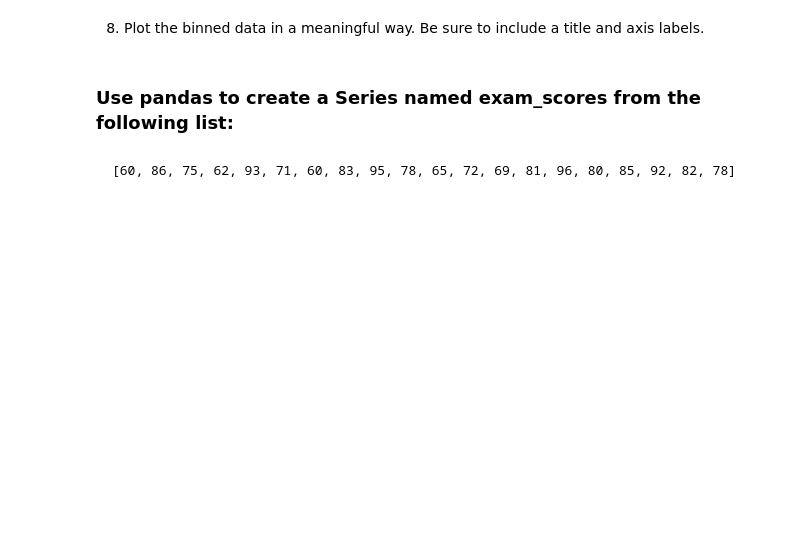
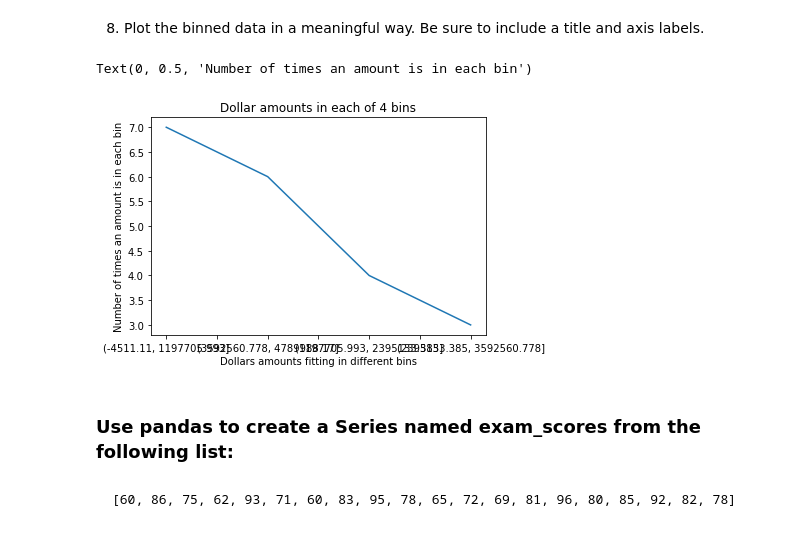
Before and after one commit to David-Howell/numpy-pandas-visualization-exercises, a Jupyter notebook: pandas_series_exercises_part_3.ipynb, the cells around one changed output. Cells and saved outputs as stored; diff of their text form; code cells hidden in the pictures; blank space fills up the shorter version.

```diff
--- a/pandas_series_exercises_part_3.ipynb
+++ b/pandas_series_exercises_part_3.ipynb
@@ -171,3 +83,5 @@ KeyError: "None of [Index([('aeiou',)], dtype='object')] are in the [index]"
 ### Use pandas to create a Series named numbers from the following list:
 # %% [markdown]
     ['$796,459.41', '$278.60', '$482,571.67', '$4,503,915.98', '$2,121,418.3', '$1,260,813.3', '$87,231.01', '$1,509,175.45', '$4,138,548.00', '$2,848,913.80', '$594,715.39', '$4,789,988.17', '$4,513,644.5', '$3,191,059.97', '$1,758,712.24', '$4,338,283.54', '$4,738,303.38', '$2,791,759.67', '$769,681.94', '$452,650.23']
+# %%
+a = pd.Series(['$796,459.41', '$278.60', '$482,571.67', '$4,503,915.98', '$2,121,418.3', '$1,260,813.3', '$87,231.01', '$1,509,175.45', '$4,138,548.00', '$2,848,913.80', '$594,715.39', '$4,789,988.17', '$4,513,644.5', '$3,191,059.97', '$1,758,712.24', '$4,338,283.54', '$4,738,303.38', '$2,791,759.67', '$769,681.94', '$452,650.23'])
@@ -178,2 +120,5 @@ KeyError: "None of [Index([('aeiou',)], dtype='object')] are in the [index]"
 # %% [markdown]
 3. Perform the necessary manipulations by accessing Series attributes and methods to convert the numbers Series to a numeric data type.
+# %%
+a1 = a.str.replace(',','_')
+a1 = a1.str.replace('$','')
@@ -179,0 +145,2 @@ KeyError: "None of [Index([('aeiou',)], dtype='object')] are in the [index]"
+# %%
+a2 = a1.apply(lambda n: float(n))
@@ -186,2 +185,5 @@ KeyError: "None of [Index([('aeiou',)], dtype='object')] are in the [index]"
 # %% [markdown]
 7. Bin the data into 4 equally sized intervals or bins and output how many values fall into each bin.
+# %%
+a2_bins4 = pd.cut(a2, 4)
+a2_bins4
@@ -188,5 +208,12 @@ KeyError: "None of [Index([('aeiou',)], dtype='object')] are in the [index]"
 # %% [markdown]
 8. Plot the binned data in a meaningful way. Be sure to include a title and axis labels.
+# %%
+a2_bins4_plot = a2_bins4.value_counts().plot(title = 'Dollar amounts in each of 4 bins')
+a2_bins4_plot.set_xlabel('Dollars amounts fitting in different bins')
+a2_bins4_plot.set_ylabel('Number of times an amount is in each bin')
+# %% [output]
+Text(0, 0.5, 'Number of times an amount is in each bin')
+[figure, added]
 # %% [markdown]
 ### Use pandas to create a Series named exam_scores from the following list:
 # %% [markdown]
```
Also changed, not shown: parts of 51 cells of this notebook.
